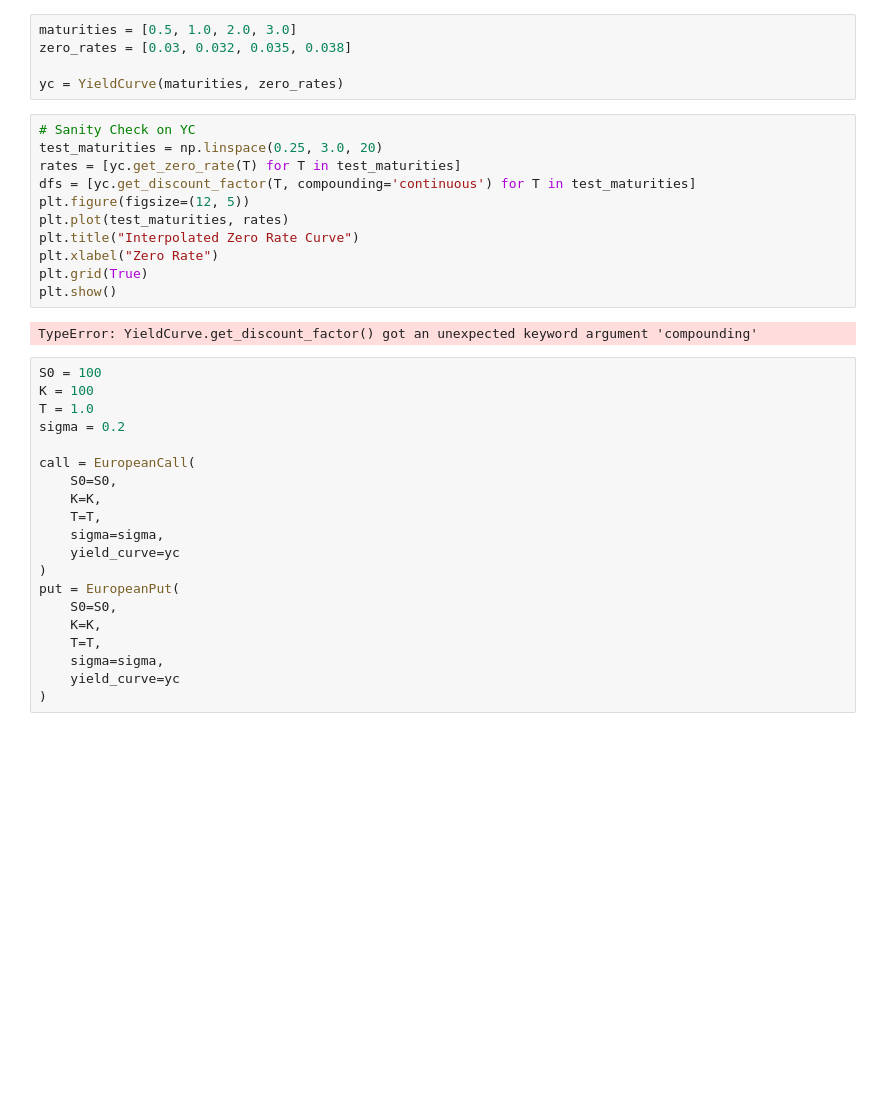
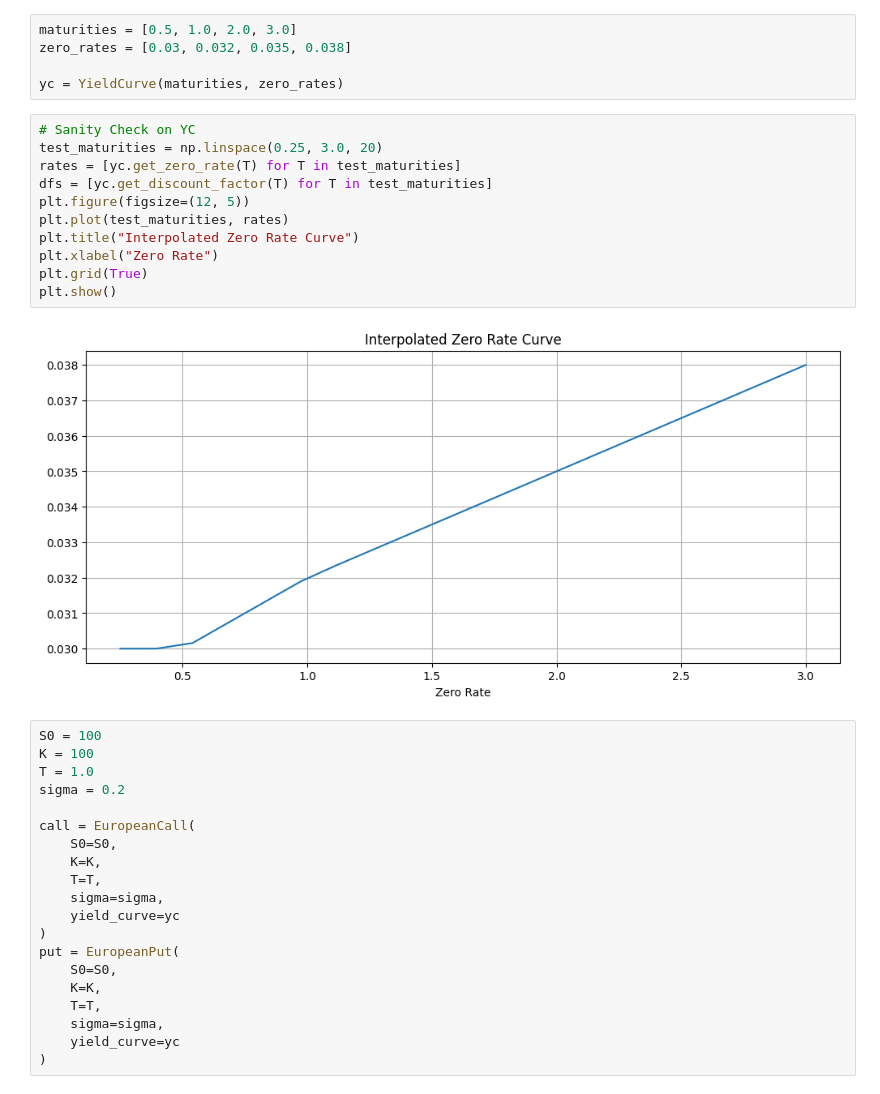
Before and after one commit to mason-plummer/FINM3422-Group8-Task3, a Jupyter notebook: notebooks/DT.ipynb, the cells around one changed output. Drawn from its saved outputs; the diff is of its cells as text; blank space fills up the shorter version.

```diff
--- a/notebooks/DT.ipynb
+++ b/notebooks/DT.ipynb
@@ -16,16 +16,16 @@ yc = YieldCurve(maturities, zero_rates)
 # %%
 # Sanity Check on YC
 test_maturities = np.linspace(0.25, 3.0, 20)
 rates = [yc.get_zero_rate(T) for T in test_maturities]
-dfs = [yc.get_discount_factor(T, compounding='continuous') for T in test_maturities]
+dfs = [yc.get_discount_factor(T) for T in test_maturities]
 plt.figure(figsize=(12, 5))
 plt.plot(test_maturities, rates)
 plt.title("Interpolated Zero Rate Curve")
 plt.xlabel("Zero Rate")
 plt.grid(True)
 plt.show()
 # %% [output]
-TypeError: YieldCurve.get_discount_factor() got an unexpected keyword argument 'compounding'
+[figure, added]
 # %%
 S0 = 100
 K = 100
```
Also changed, not shown: parts of 1 cell of this notebook, 1 other file.
